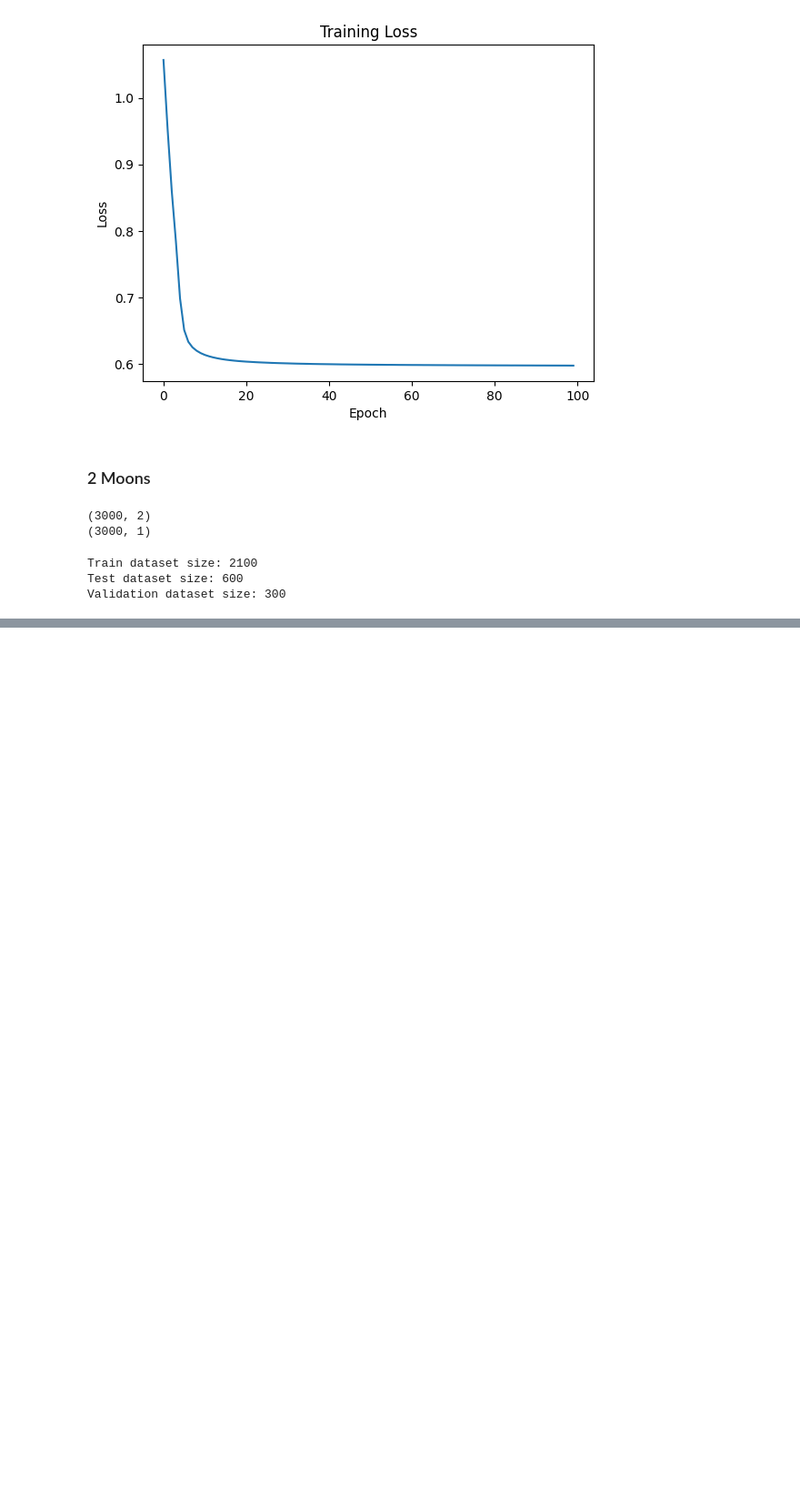
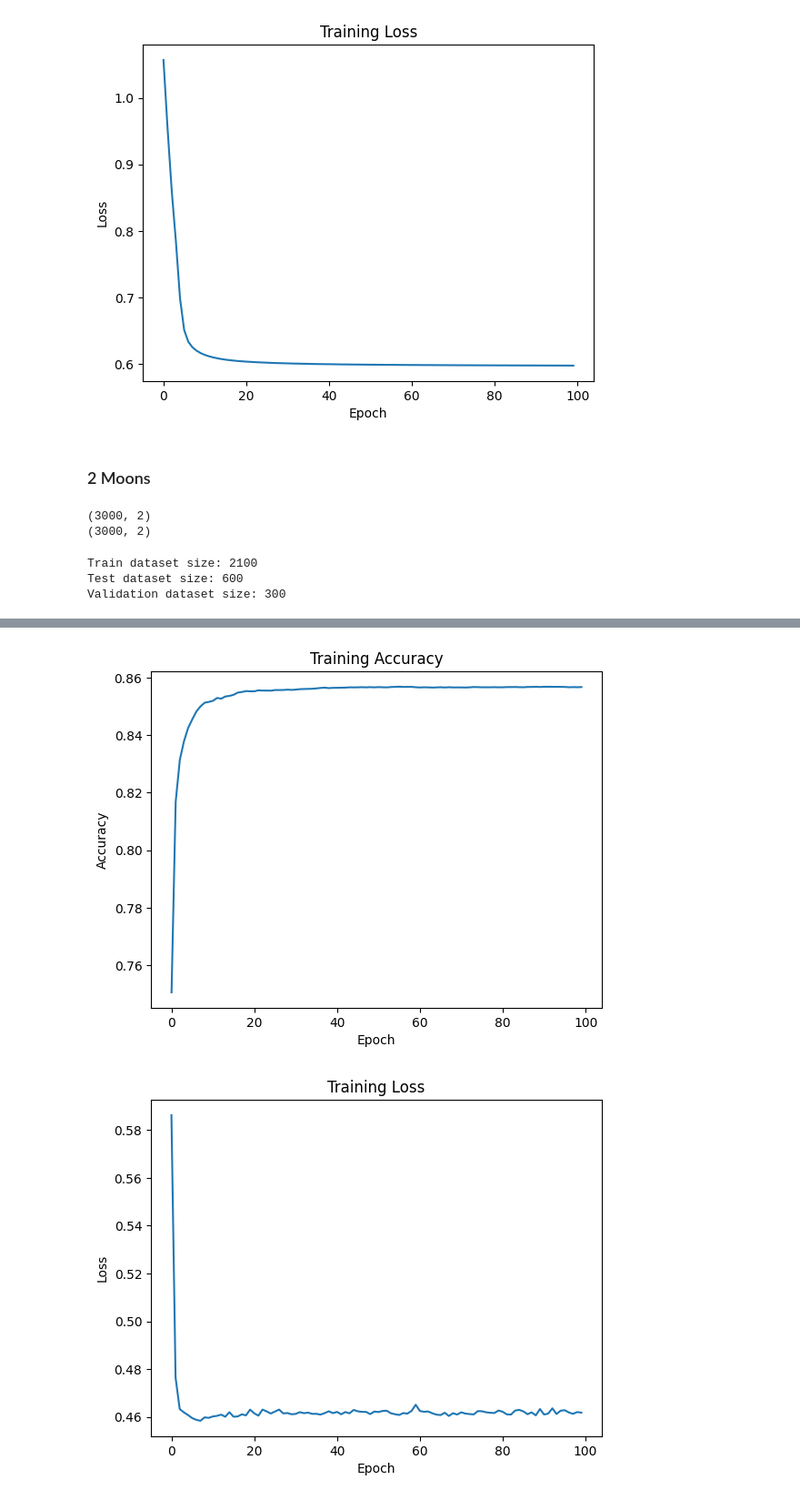
Before and after one commit to srp-group/hypothesis-testing, a Jupyter notebook: ALFrameworkComparison/learning/sample-nn.ipynb, the cells around one changed output, grey strips where cells are left out. Shown at 91% size. Cells and saved outputs as stored; diff of their text form; code cells hidden in the pictures; blank space fills up the shorter version.

```diff
--- a/ALFrameworkComparison/learning/sample-nn.ipynb
+++ b/ALFrameworkComparison/learning/sample-nn.ipynb
@@ -180,7 +180,9 @@ class TwoMoonsDataset(Dataset):
         df_Y = df['Label']
         df_X = df.drop('Label', axis=1)
         self.x = df_X.values.astype(np.float32)
-        self.y = df_Y.values.astype(np.float32).reshape(-1, 1)
+        self.x = MinMaxScaler().fit_transform(self.x)
+        self.y = df_Y.values.astype(np.int32).reshape(-1, 1)
+        self.y = OneHotEncoder(sparse_output=False).fit_transform(self.y)
         print(self.x.shape)
         print(self.y.shape)
 
@@ -195,7 +197,7 @@ class TwoMoonsDataset(Dataset):
 dataset = TwoMoonsDataset()
 # %% [output]
 (3000, 2)
-(3000, 1)
+(3000, 2)
 # %%
 
 
@@ -276,7 +278,7 @@ for epoch in range(num_epochs):
     for inputs, labels in train_loader:
         # Forward pass
         outputs = model(inputs)
-        loss = model.criterion(outputs, labels)
+        loss = model.criterion(outputs, torch.argmax(labels, dim=1))
 
         # Backward pass and optimization
         model.optimizer.zero_grad()
@@ -284,7 +286,7 @@ for epoch in range(num_epochs):
         model.optimizer.step()
 
         total_loss += loss.item()
-        total_accuracy += model.calculate_accuracy(outputs, labels)
+        total_accuracy += model.calculate_accuracy(outputs, torch.argmax(labels, dim=1))
 
     # Calculate the average loss for the epoch
     avg_loss = total_loss / len(train_loader)
@@ -313,0 +325,2 @@ RuntimeError: 0D or 1D target tensor expected, multi-target not supported
+[figure, added]
+[figure, added]
```
Also changed, not shown: parts of 3 cells of this notebook, 2 other files.
